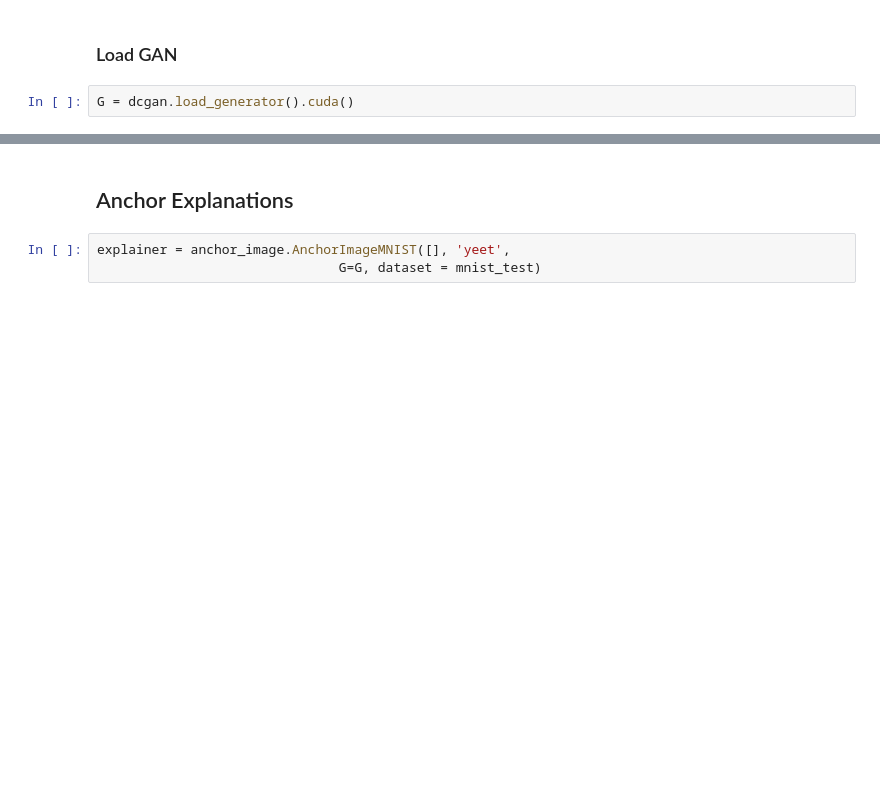
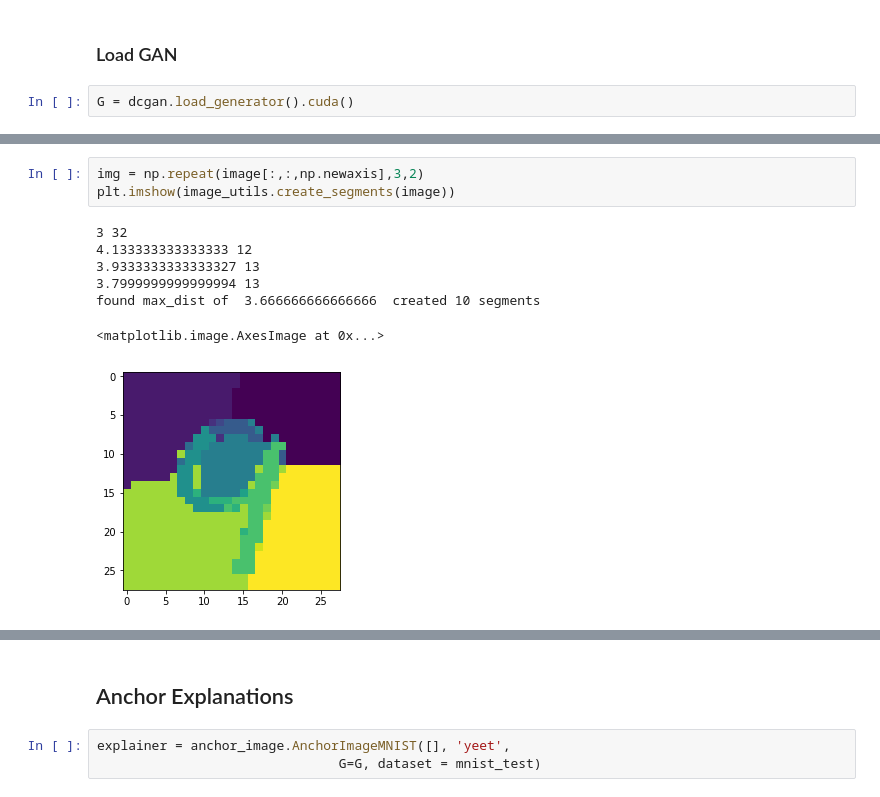
Before and after one commit to kurtisdavid/GANchors, a Jupyter notebook: anchor_image_test.ipynb, the cells around one changed output, grey strips where cells are left out. Cells and saved outputs as stored; diff of their text form; blank space fills up the shorter version.

```diff
--- a/anchor_image_test.ipynb
+++ b/anchor_image_test.ipynb
@@ -41,0 +44,11 @@ plt.imshow(image)
+# %%
+img = np.repeat(image[:,:,np.newaxis],3,2)
+plt.imshow(image_utils.create_segments(image))
+# %% [output]
+3 32
+4.133333333333333 12
+3.9333333333333327 13
+3.7999999999999994 13
+found max_dist of  3.666666666666666  created 10 segments
+<matplotlib.image.AxesImage at 0x...>
+[figure, added]
```
Also changed, not shown: parts of 12 cells of this notebook, 1 other file.
